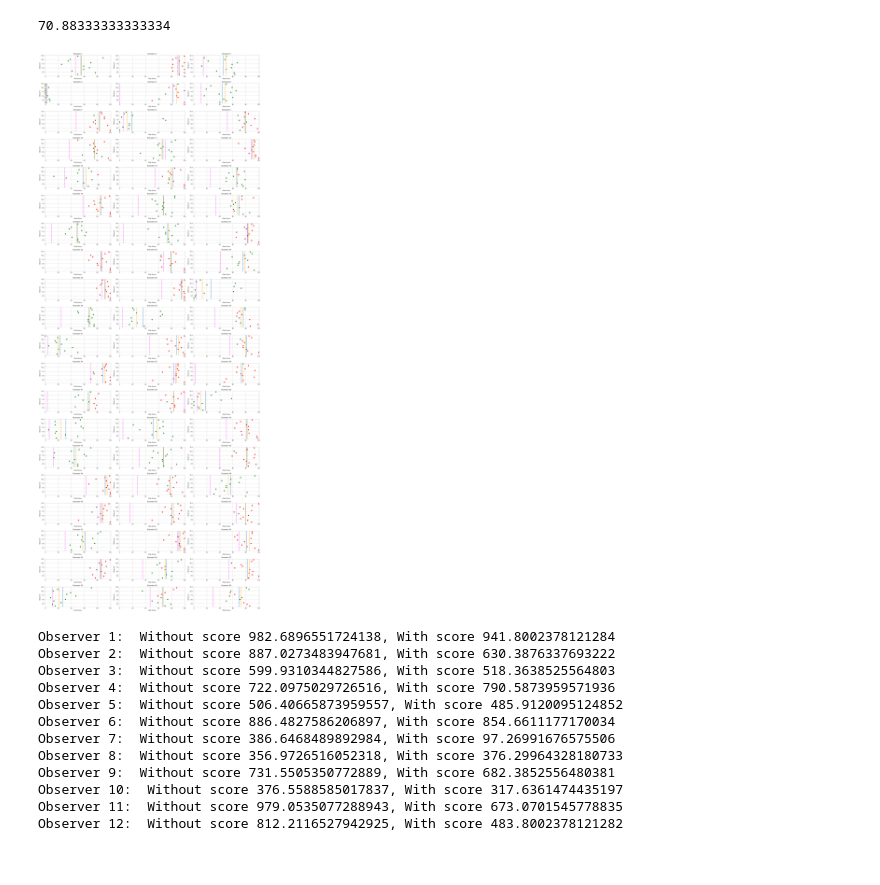
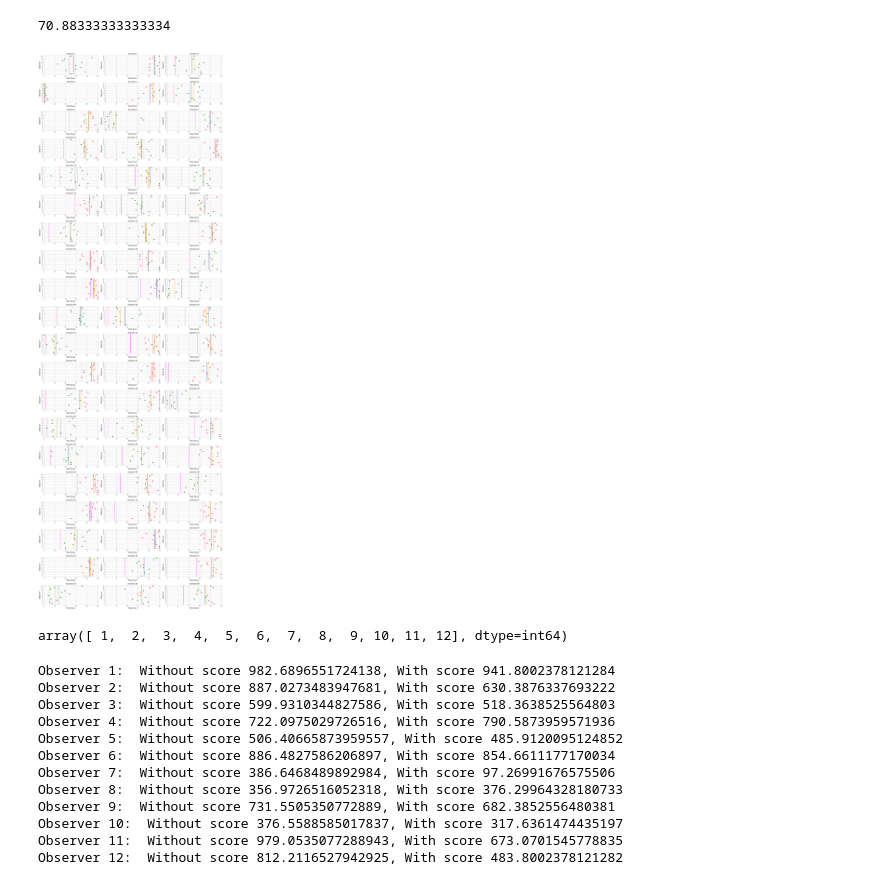
Before and after one commit to peterjmartinson/heart-survey, a Jupyter notebook: Survey.ipynb, the cells around one changed output. Drawn from its saved outputs; the diff is of its cells as text; code cells hidden in the pictures.

Commit message:
Fix the plotAllScenarios tick marks

```diff
--- a/Survey.ipynb
+++ b/Survey.ipynb
@@ -168,28 +170,33 @@ average_risk_per_observer[0]
 # %%
 ## Plot the results of each scenario plus their mean and median
 
 def plotAllScenarios(risk, verdict, srtr):
-    plt.rcParams['figure.figsize'] = [20, 50]
+    plt.rcParams['figure.figsize'] = [20, 60]
     fig, axs = plt.subplots(20, 3)
     observer = risk.index.values + 1
     colors = verdict
     colors[colors == 'Yes'] = 'green'
     colors[colors == 'No'] = 'red'
     question_number = 0
     for i in range(20):
         for j in range(3):
             axs[i, j].set_xlim([-1, 101])
             axs[i, j].scatter(risk[question_number], observer, color=colors[question_number])
             axs[i, j].axvline(x=risk[question_number].mean())
             axs[i, j].axvline(x=risk[question_number].median(), color='orange')
-            axs[i, j].set_title(f'Scenario {question_number + 1}')
-            axs[i, j].set_ylabel('Observer')
-            axs[i, j].set_xlabel('Risk Score')
+            axs[i, j].set_title(f'Scenario {question_number + 1}', fontsize='large')
+            axs[i, j].set_ylabel('Observer', fontsize='large')
+            axs[i, j].set_xlabel('Risk Score', fontsize='large')
             axs[i, j].axvline(srtr.iloc[question_number].values, color='magenta', linestyle='--')
+            axs[i, j].set_yticks(risk.index.values+1)
             question_number += 1
     plt.tight_layout()
 
 plotAllScenarios(risk, waitlist, scaled_srtr_risk)
 # %% [output]
-[figure, old version]
+[figure, new version]
+# %%
+risk.index.values+1
+# %% [output]
+array([ 1,  2,  3,  4,  5,  6,  7,  8,  9, 10, 11, 12], dtype=int64)
 # %%
```
Also changed, not shown: parts of 7 cells of this notebook.
